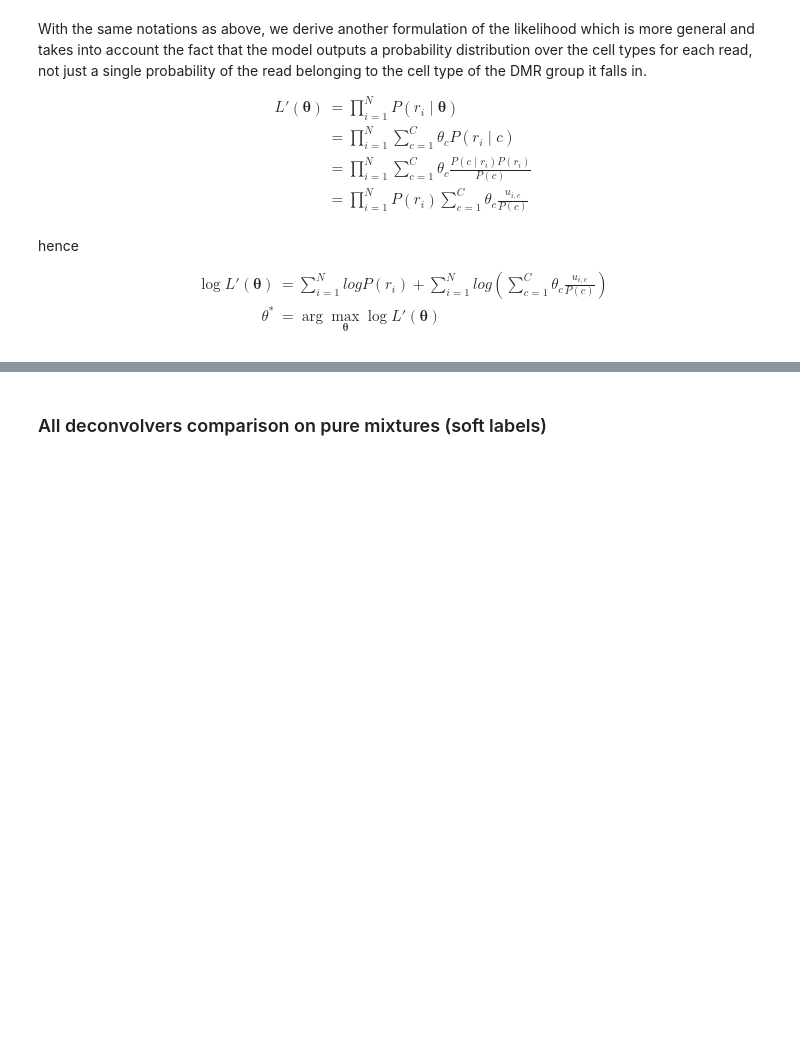
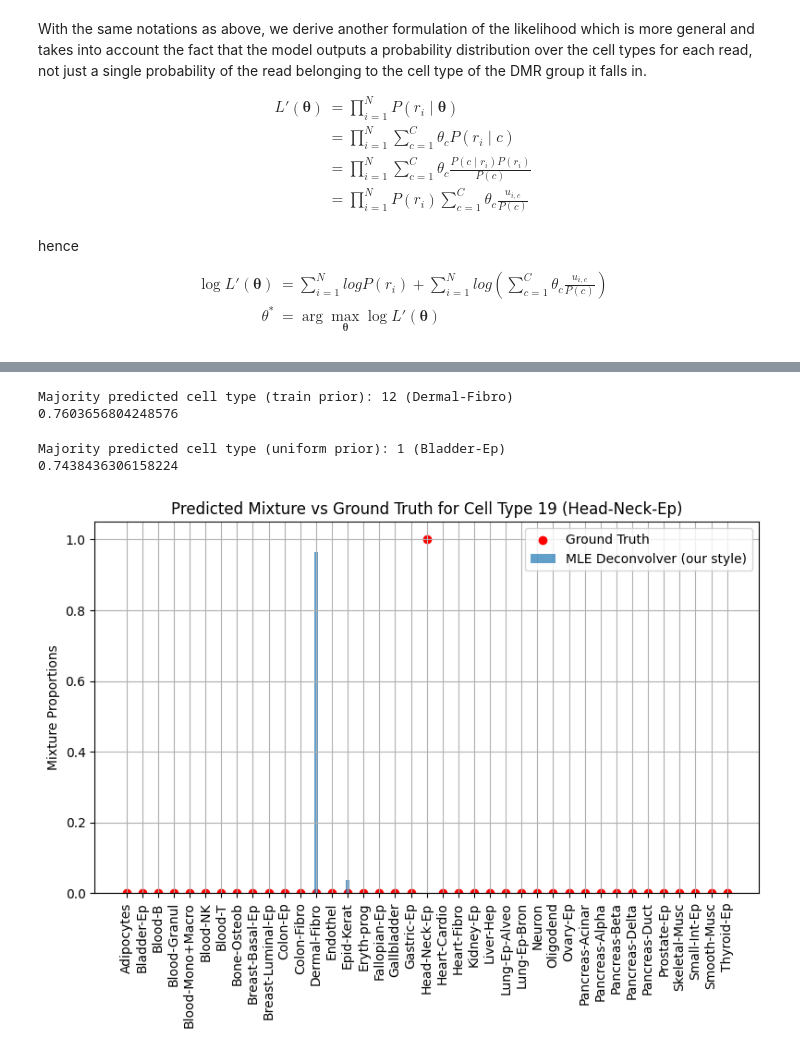
Before and after one commit to CompEpigen/syto, a Jupyter notebook: EDA/mle_deconvolver.ipynb, the cells around one changed output, grey strips where cells are left out. Saved outputs shown, nothing was run; the diff lists cells and outputs as text; code cells hidden in the pictures; blank space fills up the shorter version.

Commit message:
Updated the notebook computing the MLE deconvolvers. Recomputed pseudbulk Latex tables

```diff
--- a/EDA/mle_deconvolver.ipynb
+++ b/EDA/mle_deconvolver.ipynb
@@ -616,7 +532,7 @@ n_deconv = len(deconv_order_fl)
 lines = []
 for i, dec in enumerate(deconv_order_fl):
     m = all_metrics_fl[dec]
-    r2 = f"{m['overall_r2'] * 100:.2f}"
+    r2 = f"{m['r2'] * 100:.2f}"
     loa = f"[{m['loa_lower']*1e2:.2f}, {m['loa_upper']*1e2:.2f}]"
     loa_worst = (
         f"[{m['worst_class_loa_lower']*1e2:.2f}, {m['worst_class_loa_upper']*1e2:.2f}]"
@@ -754,5 +638,5 @@ for name, pred in all_predictions_mb.items():
     )
     all_metrics_mb[name] = m
     print(
-        f"{deconv_display_mb[name]:45s}  R²={m['overall_r2']:.4f}  MAE={m['mae']:.6f}  MSE={m['mse']:.6f}  KL={m['kl']:.4f}  cosine_sim={m['cosine_sim']:.4f}"
+        f"{deconv_display_mb[name]:45s}  R²={m['r2']:.4f}  MAE={m['mae']:.6f}  MSE={m['mse']:.6f}  KL={m['kl']:.4f}  cosine_sim={m['cosine_sim']:.4f}"
     )
@@ -759,12 +646,12 @@ for name, pred in all_predictions_mb.items():
 # %%
 # LaTeX table output
-deconv_order_mb = ["mle_methylbert_uniform", "mle_methylbert_effective_train", "uxm"]
+deconv_order_mb = ["mle_methylbert_uniform", "mle_methylbert_effective_train"]
 n_deconv = len(deconv_order_mb)
 
 lines = []
 for i, dec in enumerate(deconv_order_mb):
     m = all_metrics_mb[dec]
-    r2 = f"{m['overall_r2'] * 100:.2f}"
+    r2 = f"{m['r2'] * 100:.2f}"
     loa = f"[{m['loa_lower']*1e2:.2f}, {m['loa_upper']*1e2:.2f}]"
     loa_worst = (
         f"[{m['worst_class_loa_lower']*1e2:.2f}, {m['worst_class_loa_upper']*1e2:.2f}]"
@@ -846,14 +740,11 @@ def mle_deconvolver_our_scipy(df: pd.DataFrame, P_c: np.ndarray, n_ctypes: int):
 
     return result.x
 # %%
-our_estimated_proportions = np.zeros((39, 39))
-our_target_proportions = np.eye(39)
-uniform_prior = np.ones(39) / 39
+# effective train prior
+our_estimated_proportions_train = np.zeros((39, 39))
 for c in tqdm(range(39)):
     # Create pure mixture of cell type c
-    pure_mixture = test_reads_predictions_soft[
-        test_reads_predictions_soft["original_label"] == c
-    ]
+    pure_mixture = soft_labels_test_split[soft_labels_test_split["original_label"] == c]
     try:
         with SilenceValueOOBWarning():
             est_props = mle_deconvolver_our_scipy(
@@ -862,4 +753,18 @@ for c in tqdm(range(39)):
     except Exception as e:
         print(f"Error for cell type {c}: {e}")
         est_props = 42 * np.ones(39)
-    our_estimated_proportions[c] = est_props
+    our_estimated_proportions_train[c] = est_props
+
+# uniform prior
+uniform_prior = np.ones(39) / 39
+our_estimated_proportions_uniform = np.zeros((39, 39))
+for c in tqdm(range(39)):
+    # Create pure mixture of cell type c
+    pure_mixture = soft_labels_test_split[soft_labels_test_split["original_label"] == c]
+    try:
+        with SilenceValueOOBWarning():
+            est_props = mle_deconvolver_our_scipy(pure_mixture, uniform_prior, 39)
+    except Exception as e:
+        print(f"Error for cell type {c}: {e}")
+        est_props = 42 * np.ones(39)
+    our_estimated_proportions_uniform[c] = est_props
@@ -923,11 +809,31 @@ With effective train freq prior:
+# %%
+mle_our_train_avg_pred_per_ctype = our_estimated_proportions_train.mean(axis=0)
+majority_predicted_ctype_train = mle_our_train_avg_pred_per_ctype.argmax()
+print(
+    f"Majority predicted cell type (train prior): {majority_predicted_ctype_train} ({labels_dict[str(majority_predicted_ctype_train)]})"
+)
+print(mle_our_train_avg_pred_per_ctype.max())
+# %% [output]
+Majority predicted cell type (train prior): 12 (Dermal-Fibro)
+0.7603656804248576
+# %%
+mle_our_uniform_avg_pred_per_ctype = our_estimated_proportions_uniform.mean(axis=0)
+majority_predicted_ctype_uniform = mle_our_uniform_avg_pred_per_ctype.argmax()
+print(
+    f"Majority predicted cell type (uniform prior): {majority_predicted_ctype_uniform} ({labels_dict[str(majority_predicted_ctype_uniform)]})"
+)
+print(mle_our_uniform_avg_pred_per_ctype.max())
+# %% [output]
+Majority predicted cell type (uniform prior): 1 (Bladder-Ep)
+0.7438436306158224
 # %%
-focus_ctype = 14
+focus_ctype = 19
 plot_mixtures_pred_vs_true(
     ground_truth_mixture=our_target_proportions[focus_ctype],
     predicted_mixtures=[our_estimated_proportions[focus_ctype]],
     predicted_mixture_labels=["MLE Deconvolver (our style)"],
     title=f"Predicted Mixture vs Ground Truth for Cell Type {focus_ctype} ({labels_dict[str(focus_ctype)]})",
     ctype_names=[labels_dict[str(i)] for i in range(39)],
 )
+# %% [output]
+[figure, added]
-# %% [markdown]
-### All deconvolvers comparison on pure mixtures (soft labels)
```
Also changed, not shown: parts of 52 cells of this notebook, 5 other files.
